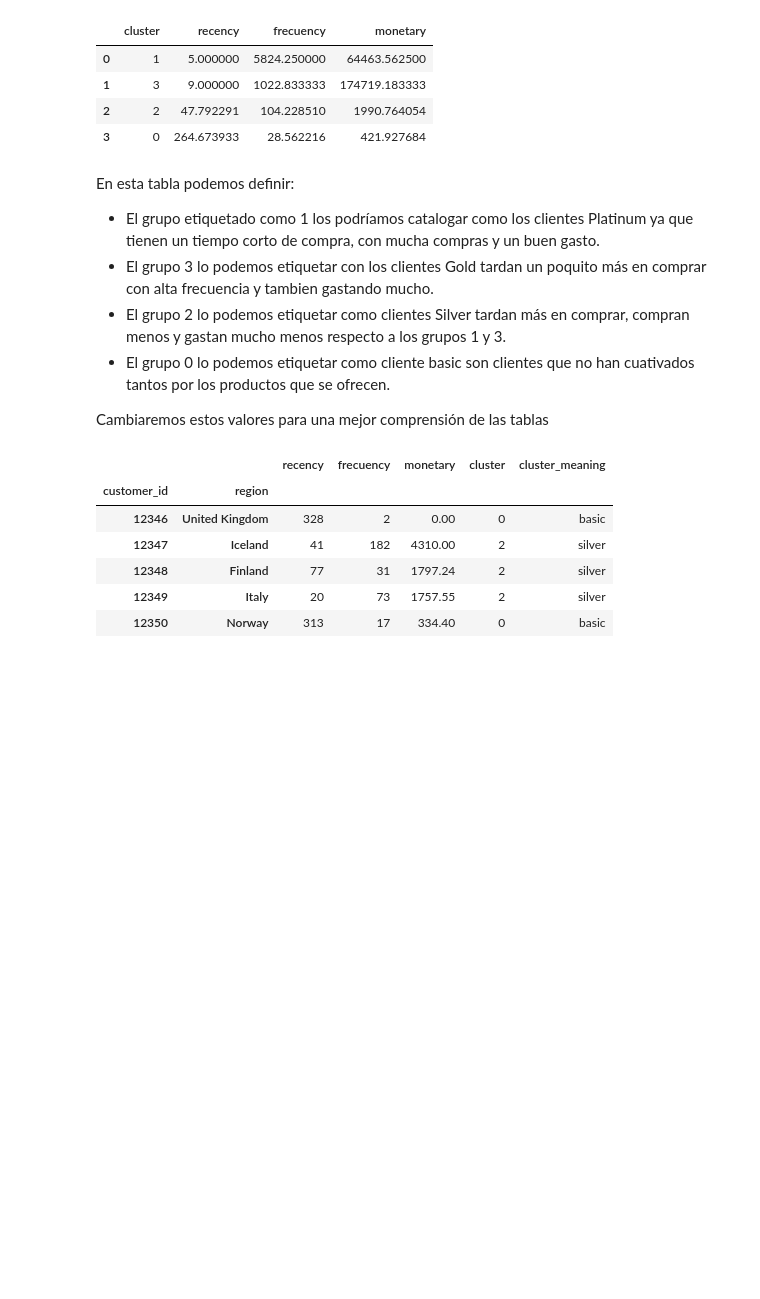
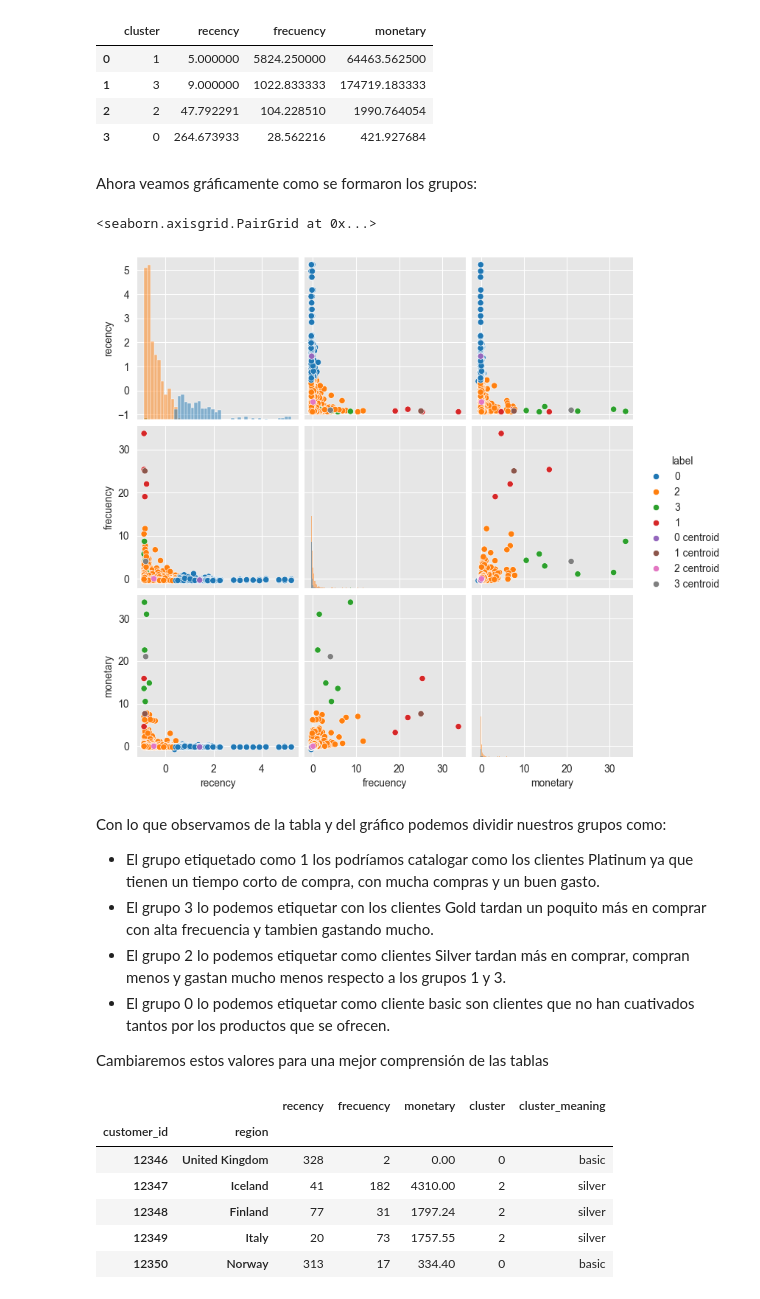
Before and after one commit to MaElmoon39/RetailSaviors, a Jupyter notebook: notebooks/segmentacion_clientes.ipynb, the cells around one changed output. Drawn from its saved outputs; the diff is of its cells as text; code cells hidden in the pictures; blank space fills up the shorter version.

```diff
--- a/notebooks/segmentacion_clientes.ipynb
+++ b/notebooks/segmentacion_clientes.ipynb
@@ -682,8 +681,25 @@ segmentation.head()
 | 1 | 3 | 9.000000 | 1022.833333 | 174719.183333 |
 | 2 | 2 | 47.792291 | 104.228510 | 1990.764054 |
 | 3 | 0 | 264.673933 | 28.562216 | 421.927684 |
+# %% [markdown]
+Ahora veamos gráficamente como se formaron los grupos:
+# %%
+# Obtenemos los centroides de nuestros clusters
+centroids = pd.DataFrame(kmeans.cluster_centers_, columns=rfm.columns)
+
+# Añade una columna con el número de clúster
+rfm['label'] = kmeans.labels_.astype(str)
+centroids['label'] = ['0 centroid', '1 centroid', '2 centroid', '3 centroid']
+# Se necesitará reconfigurar el índice más tarde
+scatter_data = pd.concat([rfm, centroids], ignore_index=True)
+# %%
+# Traza el gráfico
+sns.pairplot(scatter_data, hue='label', diag_kind='hist')
+# %% [output]
+<seaborn.axisgrid.PairGrid at 0x...>
+[figure, added]
 # %% [markdown]
-En esta tabla podemos definir:
+Con lo que observamos de la tabla y del gráfico podemos dividir nuestros grupos como:
 * El grupo etiquetado como 1 los podríamos catalogar como los clientes Platinum ya que tienen un tiempo corto de compra, con mucha compras y un buen gasto.
 * El grupo 3 lo podemos etiquetar con los clientes Gold tardan un poquito más en comprar con alta frecuencia y tambien gastando mucho.
 * El grupo 2 lo podemos etiquetar como clientes Silver tardan más en comprar, compran menos y gastan mucho menos respecto a los grupos 1 y 3.
```
Also changed, not shown: parts of 18 cells of this notebook.
